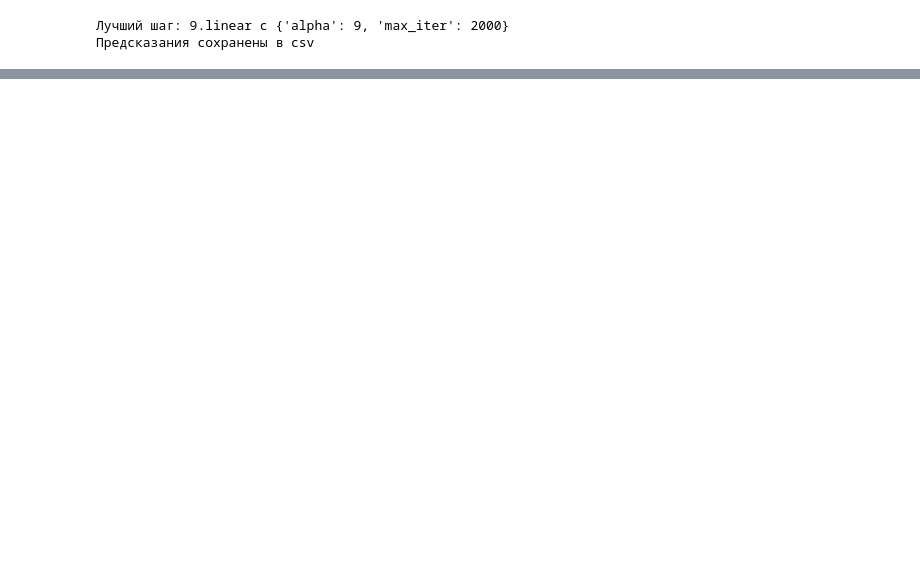
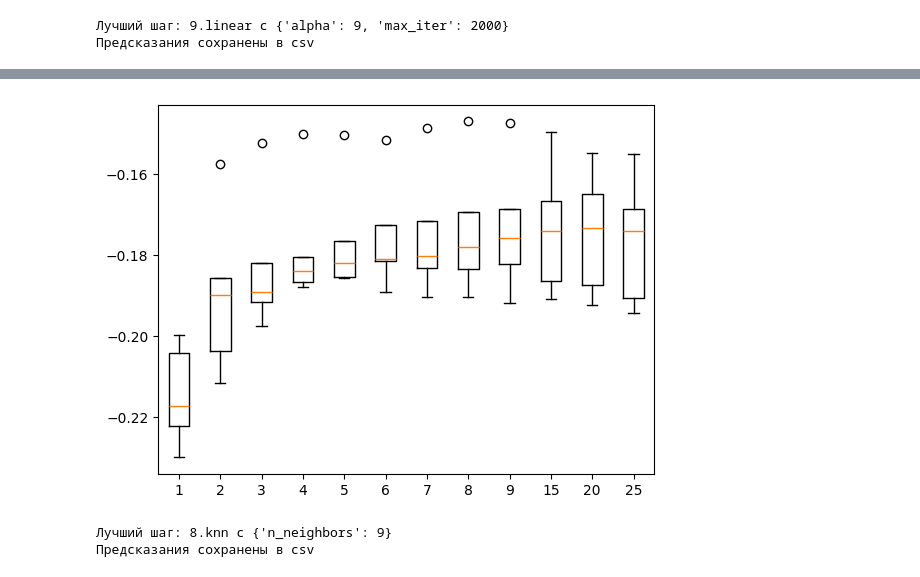
Before and after one commit to AndreyZhartun/titanic, a Jupyter notebook: houseprices_main.ipynb, the cells around one changed output, grey strips where cells are left out. Saved outputs shown, nothing was run; the diff lists cells and outputs as text; code cells hidden in the pictures; blank space fills up the shorter version.

```diff
--- a/houseprices_main.ipynb
+++ b/houseprices_main.ipynb
@@ -103,0 +169,20 @@ linear_alphas_pipeline.predict()
+# %%
+config_knn = config.copy()
+
+to_train = []
+
+n_counts = [*range(1, 10), 15, 20, 25]
+
+for i in n_counts:
+    to_train.append(
+        {
+            "model": "knn",
+            "params": {"n_neighbors": i},
+        }
+    )
+
+config_knn.experiment.to_train = to_train
+
+pipeline_knn = RegressionPipeline(config_knn)
+
+pipeline_knn.run()
@@ -103,0 +207,9 @@ linear_alphas_pipeline.predict()
+# %%
+boxplot(pipeline_knn.results, labels=n_counts)
+# %% [output]
+[figure, added]
+# %%
+pipeline_knn.predict()
+# %% [output]
+Лучший шаг: 8.knn с {'n_neighbors': 9}
+Предсказания сохранены в csv
```
Also changed, not shown: parts of 30 cells of this notebook, 6 other files.
